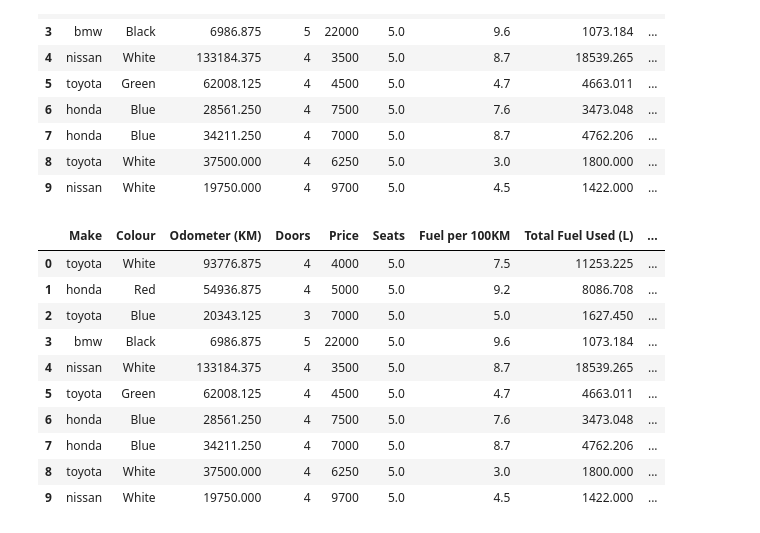
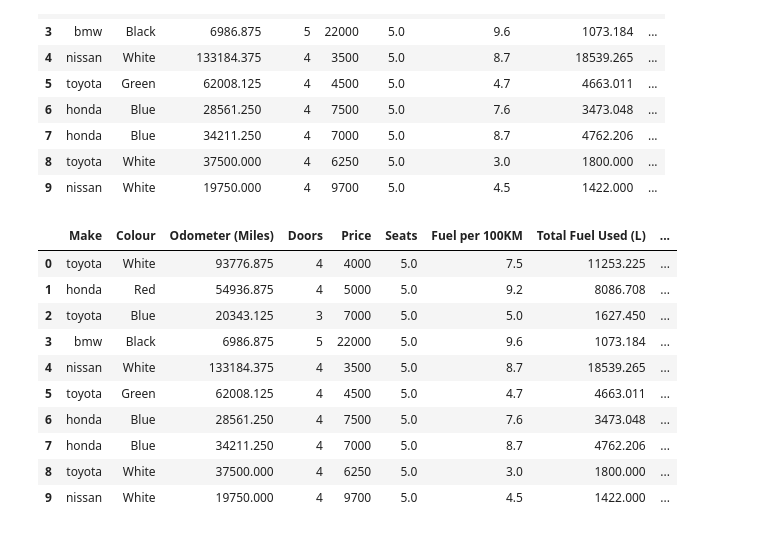
Before and after one commit to DryHop2/ML-practice, a Jupyter notebook: pandas_intro.ipynb, the cells around one changed output. Drawn from its saved outputs; the diff is of its cells as text; code cells hidden in the pictures.

```diff
--- a/pandas_intro.ipynb
+++ b/pandas_intro.ipynb
@@ -567,10 +567,10 @@ car_sales
 | 8 | toyota | White | 37500.000 | 4 | 6250 | 5.0 | 3.0 | 1800.000 | ... |
 | 9 | nissan | White | 19750.000 | 4 | 9700 | 5.0 | 4.5 | 1422.000 | ... |
 # %%
-car_sales.rename({'Odometer (KM)': 'Odometer (Miles)'}, inplace=True)
+car_sales.rename({'Odometer (KM)': 'Odometer (Miles)'}, axis=1, inplace=True)
 car_sales
 # %% [output]
-|  | Make | Colour | Odometer (KM) | Doors | Price | Seats | Fuel per 100KM | Total Fuel Used (L) | ... |
+|  | Make | Colour | Odometer (Miles) | Doors | Price | Seats | Fuel per 100KM | Total Fuel Used (L) | ... |
 | 0 | toyota | White | 93776.875 | 4 | 4000 | 5.0 | 7.5 | 11253.225 | ... |
 | 1 | honda | Red | 54936.875 | 4 | 5000 | 5.0 | 9.2 | 8086.708 | ... |
 | 2 | toyota | Blue | 20343.125 | 3 | 7000 | 5.0 | 5.0 | 1627.450 | ... |
```
Also changed, not shown: 12 other files.
